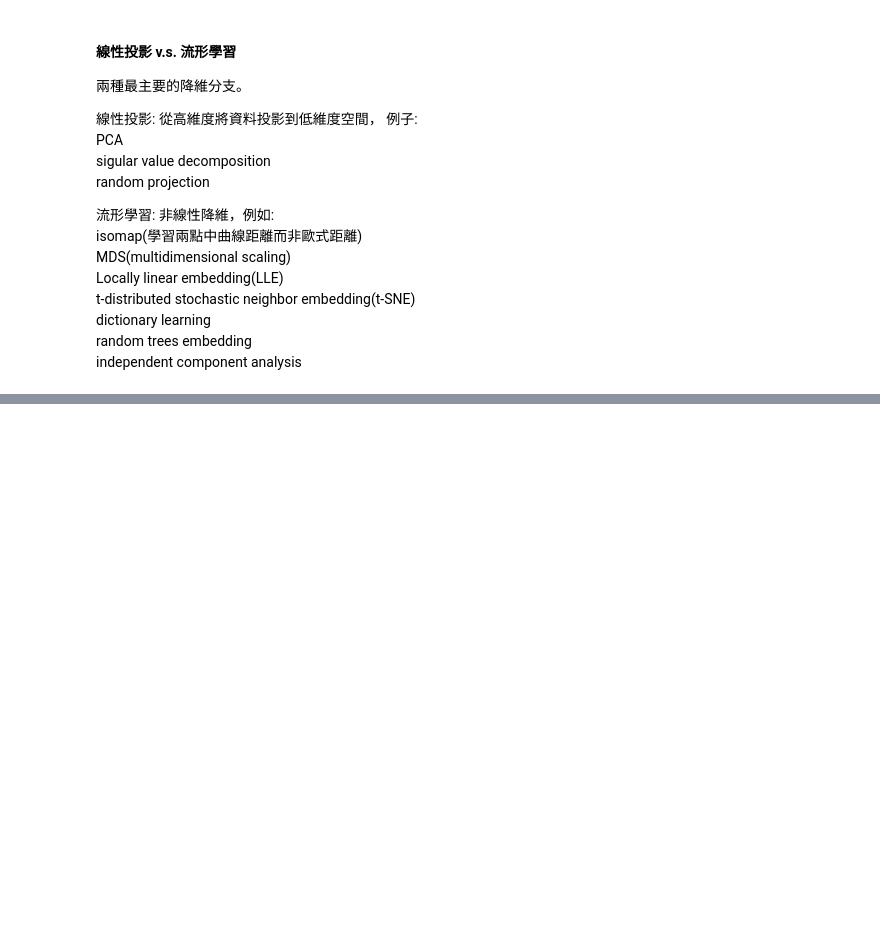
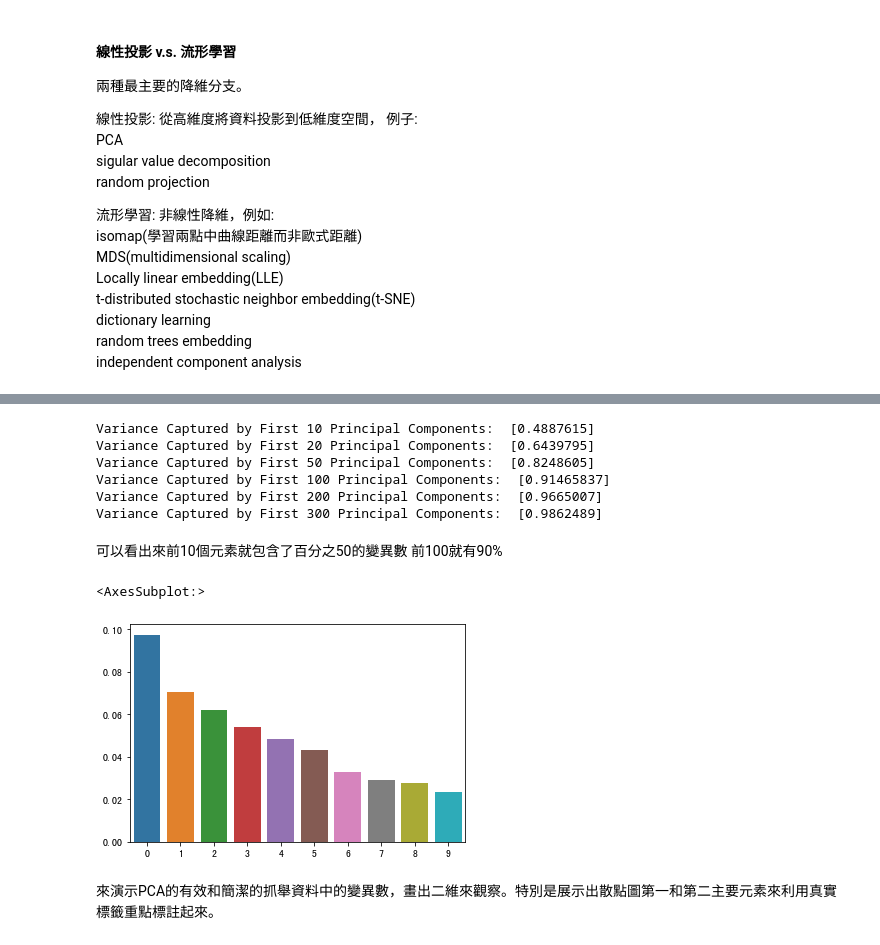
Before and after one commit to agron911/data-analytics, a Jupyter notebook: ML/3_Dimensionality_reduction.ipynb, the cells around one changed output, grey strips where cells are left out. Drawn from its saved outputs; the diff is of its cells as text; code cells hidden in the pictures; blank space fills up the shorter version.

```diff
--- a/ML/3_Dimensionality_reduction.ipynb
+++ b/ML/3_Dimensionality_reduction.ipynb
@@ -148,0 +164,8 @@ view_digit(2)
+# %%
+from sklearn.decomposition import PCA
+
+n_components = 784
+whiten = False
+random_state = 2018
+
+pca = PCA(n_components=n_components,whiten=whiten,random_state=random_state)
@@ -148,0 +175,4 @@ view_digit(2)
+# %%
+X_train_PCA = pca.fit_transform(X_train)
+X_train_PCA = pd.DataFrame(data= X_train_PCA, index = train_index)
+X_train_PCA
@@ -148,0 +201,5 @@ view_digit(2)
+# %%
+importanceOfPrincipalComponents = pd.DataFrame(data = pca.explained_variance_ratio_)
+print(importanceOfPrincipalComponents)
+importanceOfPrincipalComponents = importanceOfPrincipalComponents.T
+print(importanceOfPrincipalComponents)
@@ -148,0 +224,30 @@ view_digit(2)
+# %%
+print('Variance Captured by First 10 Principal Components: ',
+      importanceOfPrincipalComponents.loc[:,0:9].sum(axis=1).values)
+print('Variance Captured by First 20 Principal Components: ',
+      importanceOfPrincipalComponents.loc[:,0:19].sum(axis=1).values)
+print('Variance Captured by First 50 Principal Components: ',
+      importanceOfPrincipalComponents.loc[:,0:49].sum(axis=1).values)
+print('Variance Captured by First 100 Principal Components: ',
+      importanceOfPrincipalComponents.loc[:,0:99].sum(axis=1).values)
+print('Variance Captured by First 200 Principal Components: ',
+      importanceOfPrincipalComponents.loc[:,0:199].sum(axis=1).values)
+print('Variance Captured by First 300 Principal Components: ',
+      importanceOfPrincipalComponents.loc[:,0:299].sum(axis=1).values)
+# %% [output]
+Variance Captured by First 10 Principal Components:  [0.4887615]
+Variance Captured by First 20 Principal Components:  [0.6439795]
+Variance Captured by First 50 Principal Components:  [0.8248605]
+Variance Captured by First 100 Principal Components:  [0.91465837]
+Variance Captured by First 200 Principal Components:  [0.9665007]
+Variance Captured by First 300 Principal Components:  [0.9862489]
+# %% [markdown]
+可以看出來前10個元素就包含了百分之50的變異數
+前100就有90%
+# %%
+sns.barplot(data=importanceOfPrincipalComponents.loc[:,0:9])
+# %% [output]
+<AxesSubplot:>
+[figure, added]
+# %% [markdown]
+來演示PCA的有效和簡潔的抓舉資料中的變異數，畫出二維來觀察。特別是展示出散點圖第一和第二主要元素來利用真實標籤重點標註起來。
```
Also changed, not shown: parts of 10 cells of this notebook.
